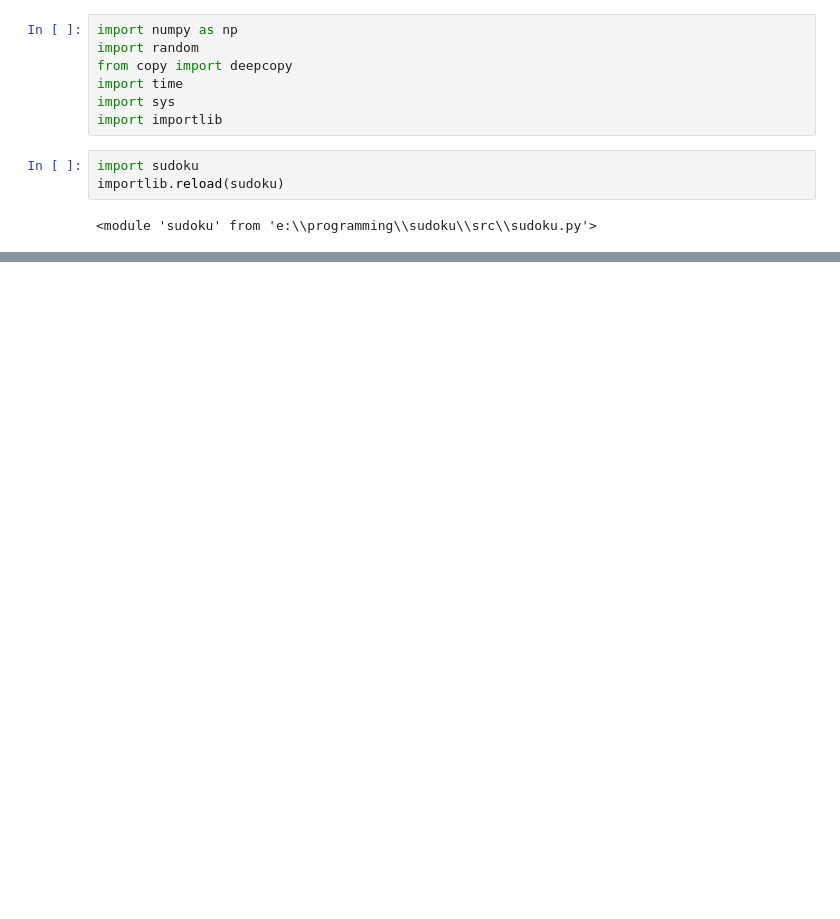
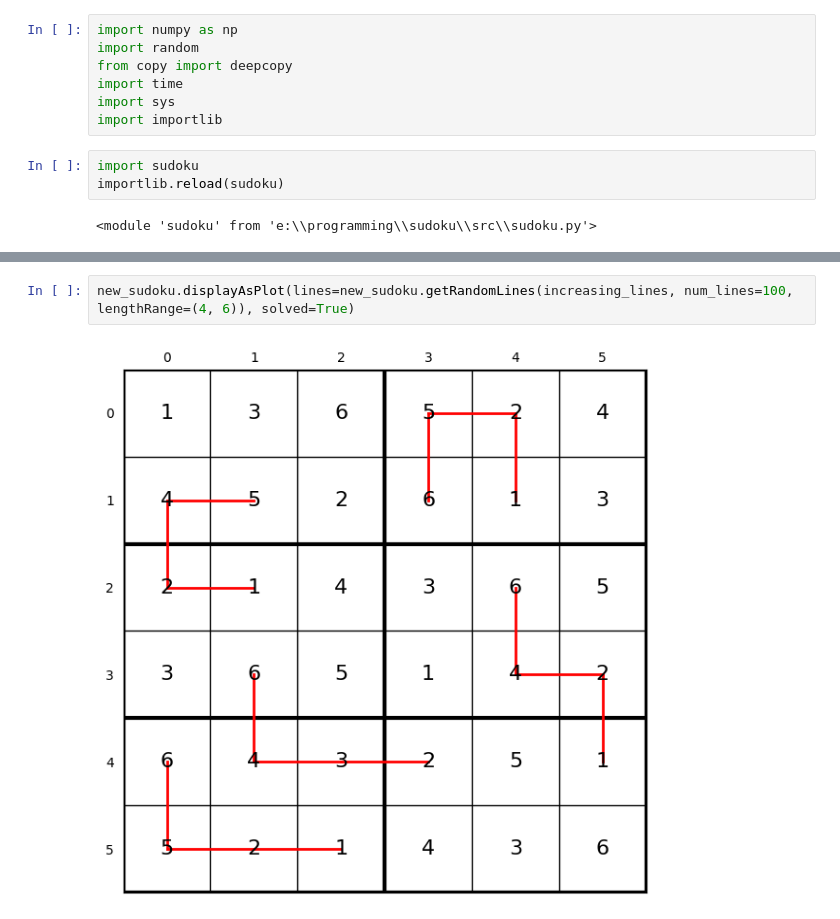
Before and after one commit to Timo1024/sudoku, a Jupyter notebook: src/run_sudoku.ipynb, the cells around one changed output, grey strips where cells are left out. Saved outputs shown, nothing was run; the diff lists cells and outputs as text; blank space fills up the shorter version.

```diff
--- a/src/run_sudoku.ipynb
+++ b/src/run_sudoku.ipynb
@@ -48,3 +41,7 @@ Initializing Sudoku...
+# %%
+new_sudoku.displayAsPlot(lines=new_sudoku.getRandomLines(increasing_lines, num_lines=100, lengthRange=(4, 6)), solved=True)
+# %% [output]
+[figure, added]
 # %%
 print(new_sudoku.getIncreasingLines())
 # %% [output]
```
Also changed, not shown: parts of 3 cells of this notebook, 1 other file.
